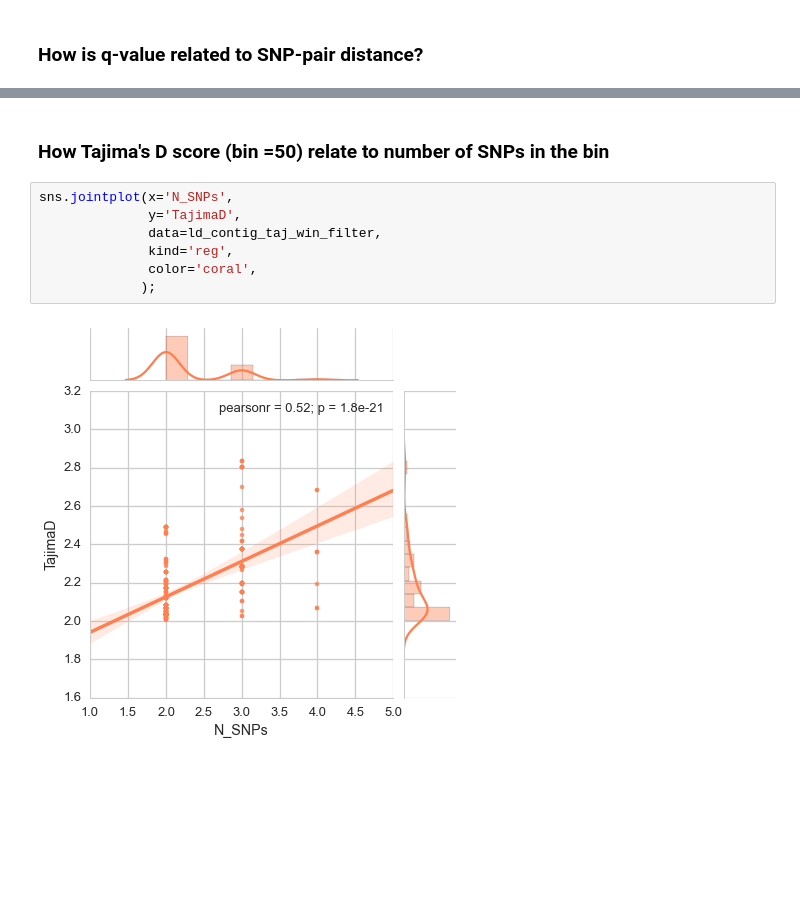
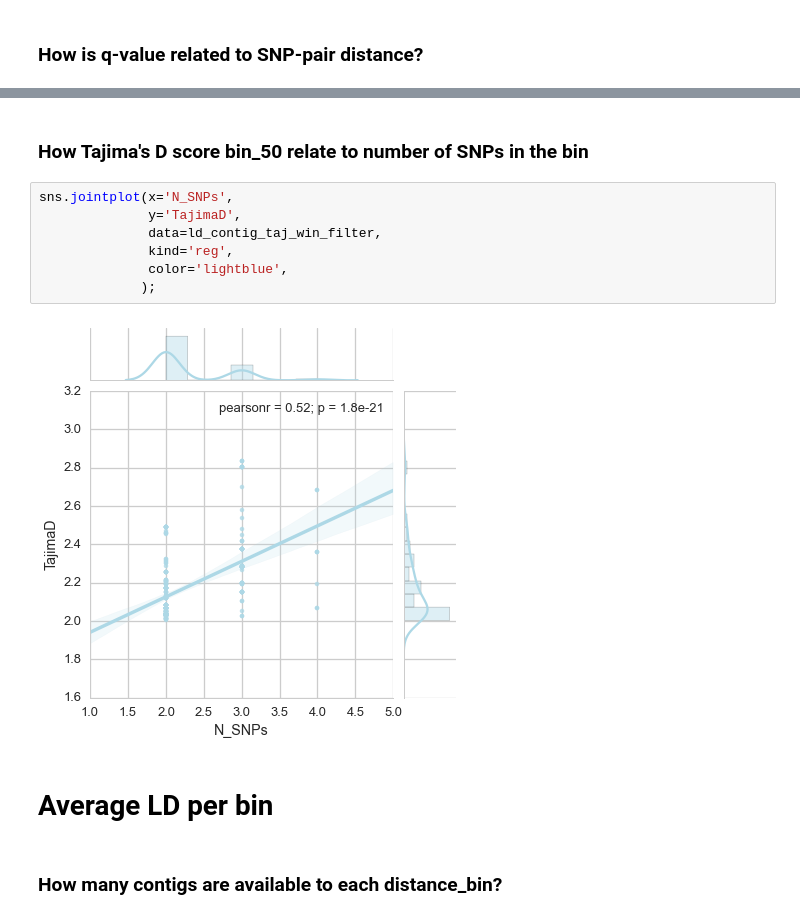
Before and after one commit to xguse/ipy_notebooks, a Jupyter notebook: YALE/ddrad58/2015-03-13_LD_thresholds_via_binning_RESULTS.ipynb, the cells around one changed output, grey strips where cells are left out. Cells and saved outputs as stored; diff of their text form; blank space fills up the shorter version.

```diff
--- a/YALE/ddrad58/2015-03-13_LD_thresholds_via_binning_RESULTS.ipynb
+++ b/YALE/ddrad58/2015-03-13_LD_thresholds_via_binning_RESULTS.ipynb
@@ -354,11 +370,15 @@ sns.distplot(ld_contig_taj_win_filter.N_SNPs, color='coral', kde=0);
 # %% [markdown]
-### How Tajima's D score (bin =50) relate to number of SNPs in the bin
+### How Tajima's D score bin_50 relate to number of SNPs in the bin
 # %%
 sns.jointplot(x='N_SNPs',
               y='TajimaD',
               data=ld_contig_taj_win_filter,
               kind='reg',
-              color='coral',
+              color='lightblue',
              );
 # %% [output]
-[figure, old version]
+[figure, new version]
+# %% [markdown]
+# Average LD per bin
+# %% [markdown]
+### How many contigs are available to each distance_bin?
```
Also changed, not shown: parts of 39 cells of this notebook, 3 other files.
